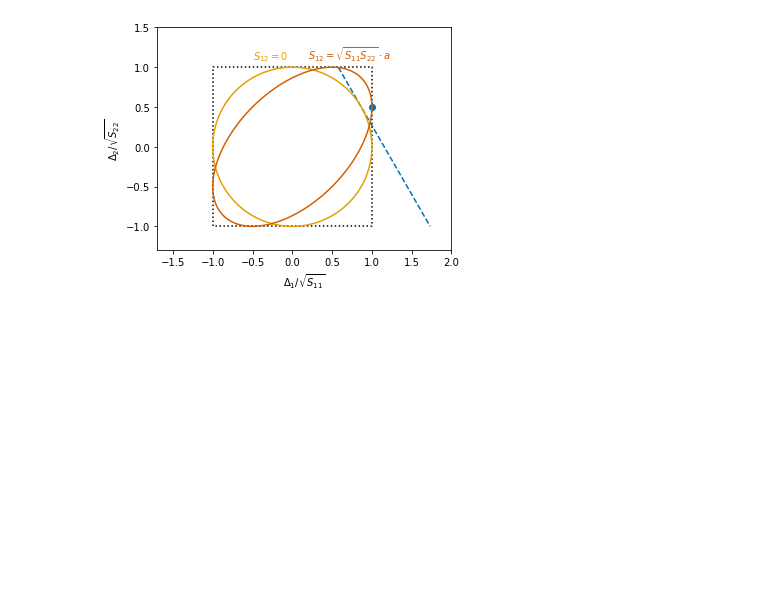
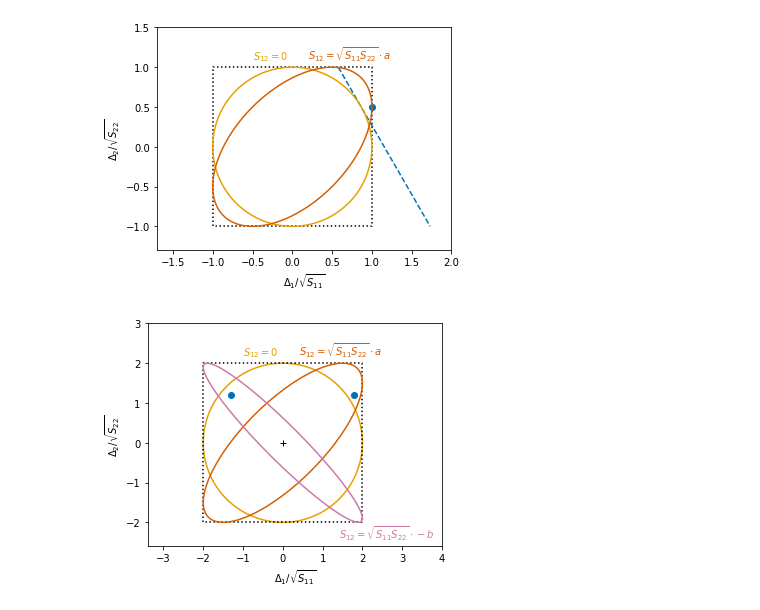
Before and after one commit to ast0815/covfit, a Jupyter notebook: illustrations.ipynb, the cells around one changed output. Cells and saved outputs as stored; diff of their text form; code cells hidden in the pictures; blank space fills up the shorter version.

Commit message:
Add illustrations.

```diff
--- a/illustrations.ipynb
+++ b/illustrations.ipynb
@@ -311,3 +311,56 @@ fig.tight_layout()
 fig.savefig("plots/conservative.pdf")
 # %% [output]
 [figure]
+# %%
+# Illustration of problem
+fig, ax = plt.subplots(figsize=(6, 4))
+ax.set_aspect("equal")
+ax.set_xlabel("$\Delta_1 / \sqrt{S_{11}}$")
+ax.set_ylabel("$\Delta_2 / \sqrt{S_{22}}$")
+ax.set_xlim(-1.7*2, 2*2)
+ax.set_ylim(-1.3*2, 1.5*2)
+
+ax.plot([0], [0], color="k", marker="+")
+delta = 0.025
+xrange = np.arange(-1.1*2, 1.1*2, delta)
+yrange = np.arange(-1.1*2, 1.1*2, delta)
+X, Y = np.meshgrid(xrange, yrange)
+ax.contour(X, Y, X ** 2 + Y ** 2, [4], colors="C1")
+ax.annotate("$S_{12} = 0$", (-0.5*2, 1.1*2), color="C1")
+fig.tight_layout()
+fig.savefig("plots/problem1.pdf")
+
+z1 = 1.8
+z2 = 1.2
+ax.plot([z1], [z2], color="C0", marker="o")
+fig.savefig("plots/problem2.pdf")
+
+ax.plot([-2, -2, 2, 2, -2], [-2, 2, 2, -2, -2], color="k", linestyle="dotted")
+a = 0.75
+ax.contour(
+    X,
+    Y,
+    (X ** 2 + Y ** 2 - 2 * X * Y * a)/(1 - a**2),
+    [4],
+    colors="C2",
+)
+ax.annotate("$S_{12} = \sqrt{S_{11}S_{22}}  \cdot a$", (0.2*2, 1.1*2), color="C2")
+fig.savefig("plots/problem3.pdf")
+
+z1 = -1.3
+z2 = 1.2
+ax.plot([z1], [z2], color="C0", marker="o")
+fig.savefig("plots/problem4.pdf")
+
+a = -0.95
+ax.contour(
+    X,
+    Y,
+    (X ** 2 + Y ** 2 - 2 * X * Y * a)/(1 - a**2),
+    [4],
+    colors="C3",
+)
+ax.annotate("$S_{12} = \sqrt{S_{11}S_{22}}  \cdot -b$", (1.4, -2.4), color="C3")
+fig.savefig("plots/problem.pdf")
+# %% [output]
+[figure, added]
```
Also changed, not shown: parts of 1 cell of this notebook, 1 other file.
